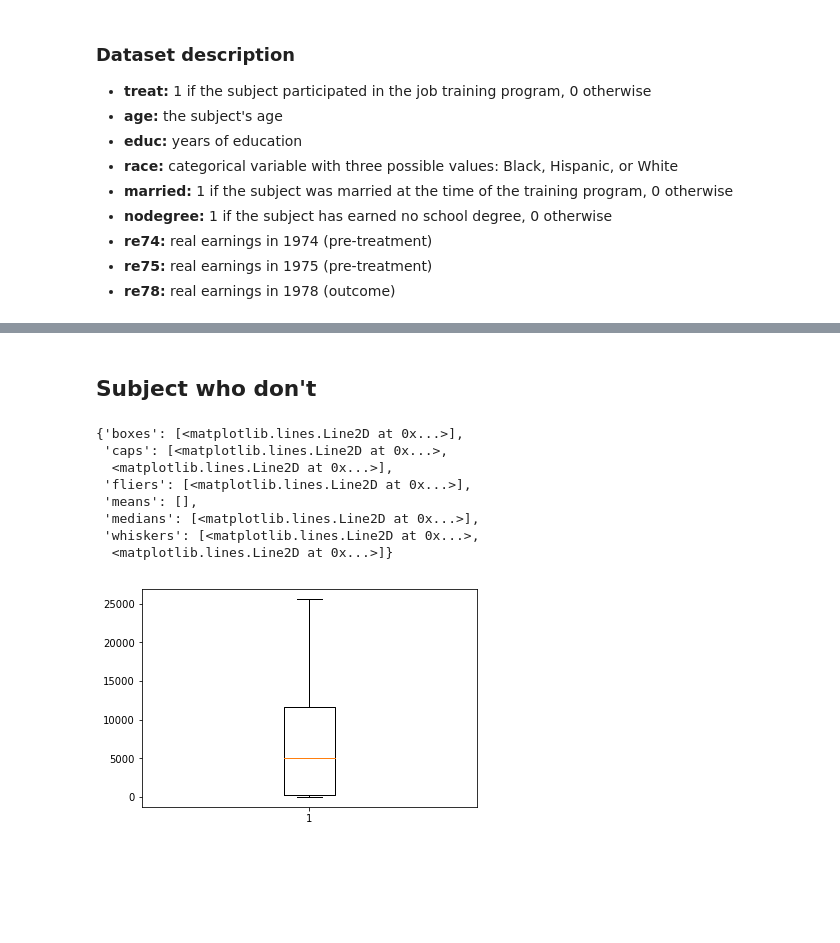
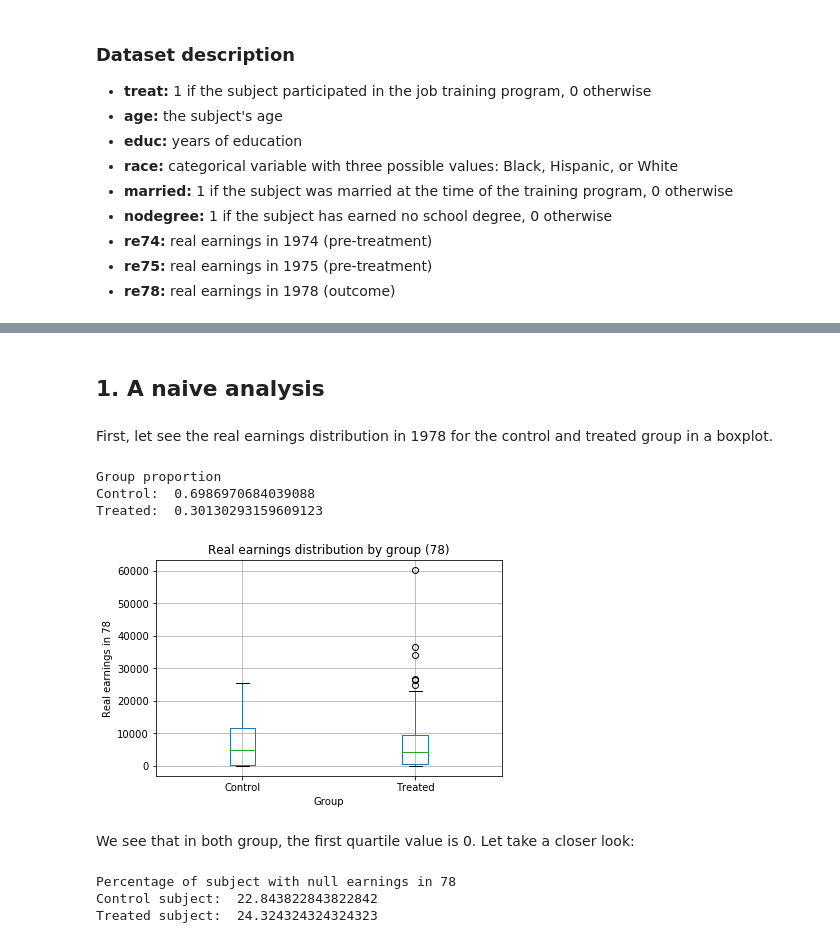
Before and after one commit to Roussaky/ada-EPFL, a Jupyter notebook: Homework4/Homework4.ipynb, the cells around one changed output, grey strips where cells are left out. Saved outputs shown, nothing was run; the diff lists cells and outputs as text; code cells hidden in the pictures; blank space fills up the shorter version.

Commit message:
add closer analysis

```diff
--- a/Homework4/Homework4.ipynb
+++ b/Homework4/Homework4.ipynb
@@ -58,17 +42,0 @@ plt.boxplot(subject_JTP)
-# %% [markdown]
-## Subject who don't
-# %%
-subject_nJTP = lalonde_data[lalonde_data.treat==0].re78
-tmp = subject_nJTP.reset_index(drop=True)
-#plt.boxplot(subject_nJTP)
-plt.boxplot(tmp)
-# %% [output]
-{'boxes': [<matplotlib.lines.Line2D at 0x...>],
- 'caps': [<matplotlib.lines.Line2D at 0x...>,
-  <matplotlib.lines.Line2D at 0x...>],
- 'fliers': [<matplotlib.lines.Line2D at 0x...>],
- 'means': [],
- 'medians': [<matplotlib.lines.Line2D at 0x...>],
- 'whiskers': [<matplotlib.lines.Line2D at 0x...>,
-  <matplotlib.lines.Line2D at 0x...>]}
-[figure, removed]
@@ -76,0 +43,42 @@ Subject_JTP
+# %% [markdown]
+## 1. A naive analysis
+# %% [markdown]
+First, let see the real earnings distribution in 1978 for the control and treated group in a boxplot.
+# %%
+# Make the boxplot
+lalonde_data.boxplot('re78', by='treat')
+plt.xticks([1, 2], ['Control', 'Treated'])
+plt.xlabel("Group")
+plt.ylabel("Real earnings in 78")
+plt.title("Real earnings distribution by group (78)")
+plt.suptitle("")
+
+# Group proportion
+print("Group proportion")
+print("Control: ",len(subject_Control)/len(lalonde_data))
+print("Treated: ",len(subject_Treated)/len(lalonde_data))
+# %% [output]
+Group proportion
+Control:  0.6986970684039088
+Treated:  0.30130293159609123
+[figure, added]
+# %% [markdown]
+We see that in both group, the first quartile value is 0. Let take a closer look:
+# %%
+print("Percentage of subject with null earnings in 78")
+
+#Control Group
+subject_Control = lalonde_data[lalonde_data.treat==0]
+nullControl_re78 = len(subject_Control.re78[subject_Control.re78 == 0])
+nullControlPercentage_re78 = nullControl_re78*100/len(subject_Control)
+print("Control subject: ",nullControlPercentage_re78)
+
+#Treated Group
+subject_Treated = lalonde_data[lalonde_data.treat==1]
+nullTreated_re78 = len(subject_Treated.re78[subject_Treated.re78 == 0])
+nullTreatedPercentage_re78 = nullTreated_re78*100/len(subject_Treated)
+print("Treated subject: ",nullTreatedPercentage_re78)
+# %% [output]
+Percentage of subject with null earnings in 78
+Control subject:  22.843822843822842
+Treated subject:  24.324324324324323
```
Also changed, not shown: parts of 11 cells of this notebook, 1 other file.
